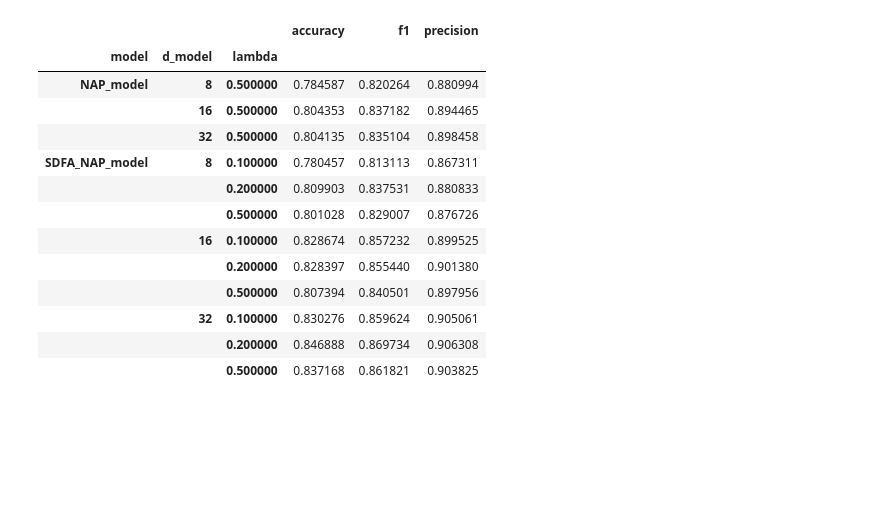
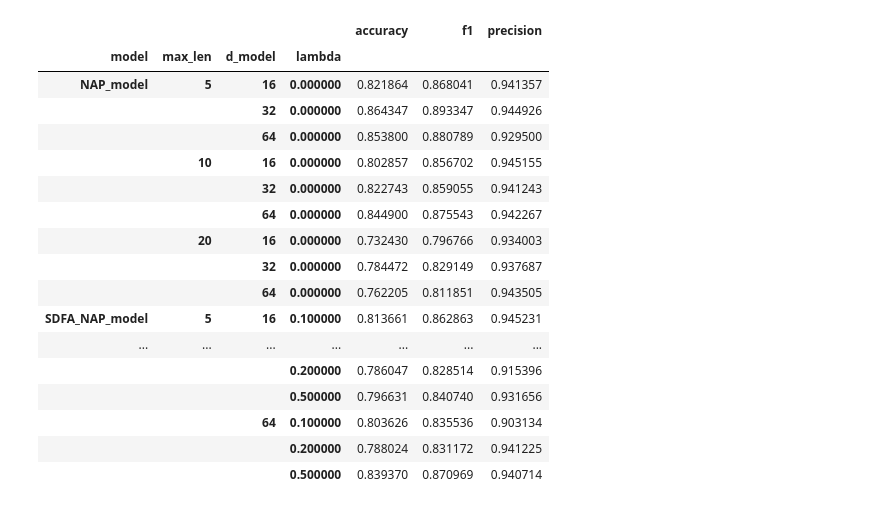
Before and after one commit to JohannesDeSmedt/differentiable-er, a Jupyter notebook: analyse_results.ipynb, the cells around one changed output. Cells and saved outputs as stored; diff of their text form; code cells hidden in the pictures; blank space fills up the shorter version.

```diff
--- a/analyse_results.ipynb
+++ b/analyse_results.ipynb
@@ -38,29 +257,34 @@ styled_table
 # %%
-# df = df[df['seed'] != 56]
+import pandas as pd
+import numpy as np
 
-df = pd.read_csv('results_nap_prediction_bpi17.csv')
-df.tail()
-
-# df = df[df['max_len'] == 10]
+df = pd.read_csv('results_nap_prediction_BPI20PrepaidTravelCosts.csv')
+df = df[df['d_model']>9]
+# df = df[df['d_model']<64]
+df = df[df['max_len']<30]
 pivot_table = pd.pivot_table(df,
                              values=['f1', 'precision', 'accuracy'],
 
-                             index=['model',  'd_model', 'lambda'],
+                             index=['model', 'max_len', 'd_model', 'lambda'],
                              aggfunc=np.mean)
-styled_table = pivot_table.style.background_gradient(cmap='Greens')
+styled_table = pivot_table.style.background_gradient(cmap='Blues').apply(underline_max, axis=0)
 styled_table
 # %% [output]
-|  |  |  | accuracy | f1 | precision |
-| model | d_model | lambda |  |  |  |
-| NAP_model | 8 | 0.500000 | 0.784587 | 0.820264 | 0.880994 |
-|  | 16 | 0.500000 | 0.804353 | 0.837182 | 0.894465 |
-|  | 32 | 0.500000 | 0.804135 | 0.835104 | 0.898458 |
-| SDFA_NAP_model | 8 | 0.100000 | 0.780457 | 0.813113 | 0.867311 |
-|  |  | 0.200000 | 0.809903 | 0.837531 | 0.880833 |
-|  |  | 0.500000 | 0.801028 | 0.829007 | 0.876726 |
-|  | 16 | 0.100000 | 0.828674 | 0.857232 | 0.899525 |
-|  |  | 0.200000 | 0.828397 | 0.855440 | 0.901380 |
-|  |  | 0.500000 | 0.807394 | 0.840501 | 0.897956 |
-|  | 32 | 0.100000 | 0.830276 | 0.859624 | 0.905061 |
-|  |  | 0.200000 | 0.846888 | 0.869734 | 0.906308 |
-|  |  | 0.500000 | 0.837168 | 0.861821 | 0.903825 |
+|  |  |  |  | accuracy | f1 | precision |
+| model | max_len | d_model | lambda |  |  |  |
+| NAP_model | 5 | 16 | 0.000000 | 0.821864 | 0.868041 | 0.941357 |
+|  |  | 32 | 0.000000 | 0.864347 | 0.893347 | 0.944926 |
+|  |  | 64 | 0.000000 | 0.853800 | 0.880789 | 0.929500 |
+|  | 10 | 16 | 0.000000 | 0.802857 | 0.856702 | 0.945155 |
+|  |  | 32 | 0.000000 | 0.822743 | 0.859055 | 0.941243 |
+|  |  | 64 | 0.000000 | 0.844900 | 0.875543 | 0.942267 |
+|  | 20 | 16 | 0.000000 | 0.732430 | 0.796766 | 0.934003 |
+|  |  | 32 | 0.000000 | 0.784472 | 0.829149 | 0.937687 |
+|  |  | 64 | 0.000000 | 0.762205 | 0.811851 | 0.943505 |
+| SDFA_NAP_model | 5 | 16 | 0.100000 | 0.813661 | 0.862863 | 0.945231 |
+| ... | ... | ... | ... | ... | ... | ... |
+|  |  |  | 0.200000 | 0.786047 | 0.828514 | 0.915396 |
+|  |  |  | 0.500000 | 0.796631 | 0.840740 | 0.931656 |
+|  |  | 64 | 0.100000 | 0.803626 | 0.835536 | 0.903134 |
+|  |  |  | 0.200000 | 0.788024 | 0.831172 | 0.941225 |
+|  |  |  | 0.500000 | 0.839370 | 0.870969 | 0.940714 |
```
Also changed, not shown: parts of 17 cells of this notebook, 23 other files.
